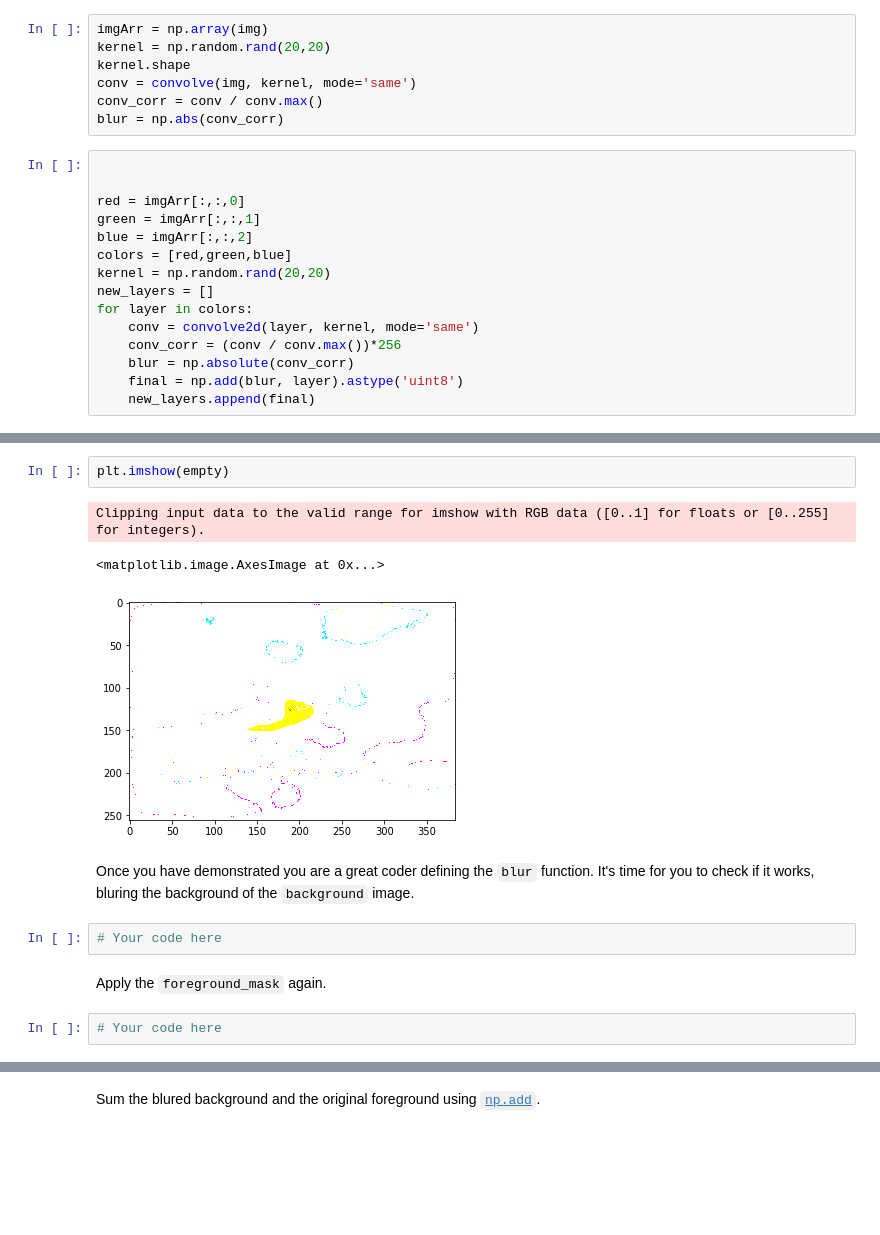
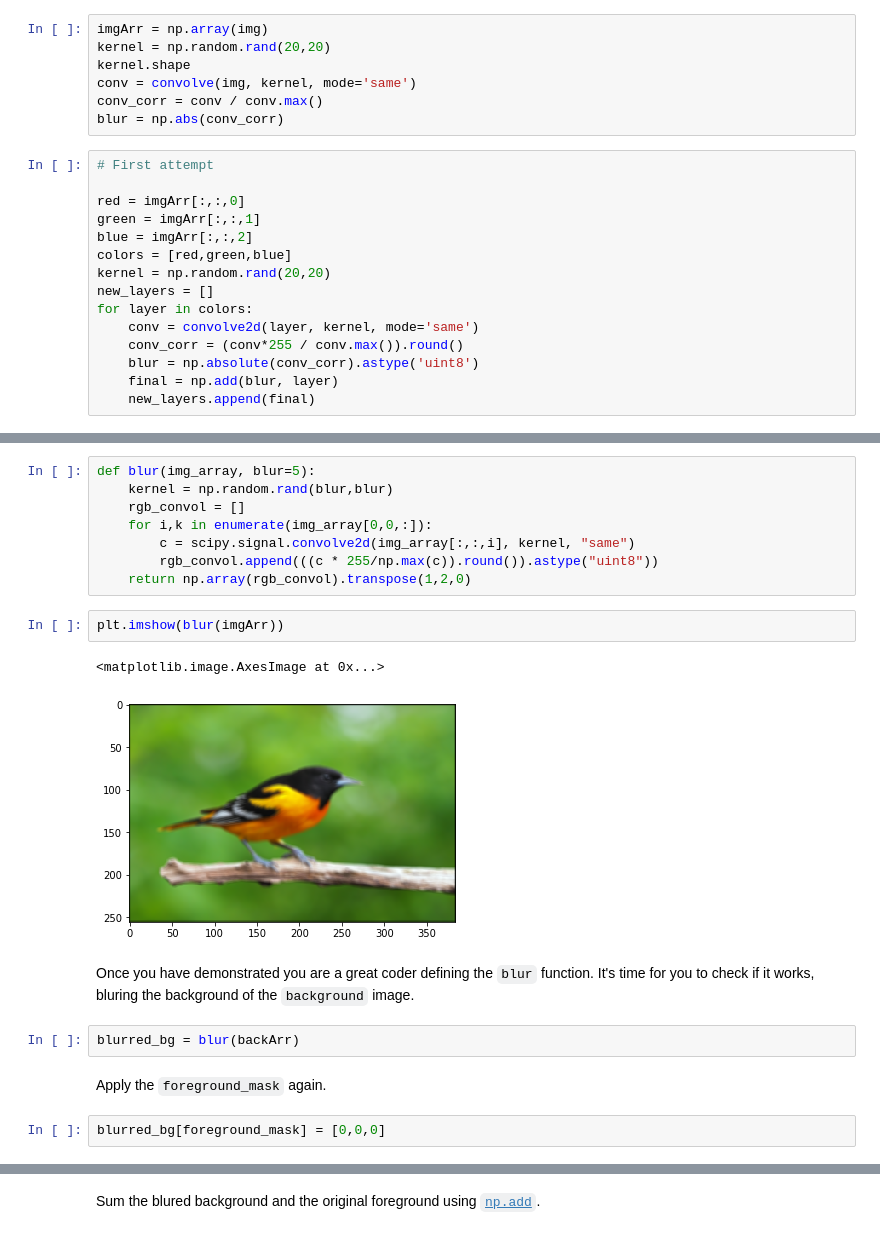
Before and after one commit to blancalluch/ImageSegmentation, a Jupyter notebook: main.ipynb, the cells around one changed output, grey strips where cells are left out. Saved outputs shown, nothing was run; the diff lists cells and outputs as text; blank space fills up the shorter version.

```diff
--- a/main.ipynb
+++ b/main.ipynb
@@ -265,7 +265,7 @@ conv = convolve(img, kernel, mode='same')
 conv_corr = conv / conv.max()
 blur = np.abs(conv_corr)
 # %%
-
+# First attempt
 
 red = imgArr[:,:,0]
 green = imgArr[:,:,1]
@@ -275,7 +275,7 @@ kernel = np.random.rand(20,20)
 new_layers = []
 for layer in colors:
     conv = convolve2d(layer, kernel, mode='same')
-    conv_corr = (conv / conv.max())*256
-    blur = np.absolute(conv_corr)
-    final = np.add(blur, layer).astype('uint8')
+    conv_corr = (conv*255 / conv.max()).round()
+    blur = np.absolute(conv_corr).astype('uint8')
+    final = np.add(blur, layer)
     new_layers.append(final)
@@ -313,14 +303,21 @@ empty.shape
+# %%
+def blur(img_array, blur=5):
+    kernel = np.random.rand(blur,blur)
+    rgb_convol = []
+    for i,k in enumerate(img_array[0,0,:]):
+        c = scipy.signal.convolve2d(img_array[:,:,i], kernel, "same")
+        rgb_convol.append(((c * 255/np.max(c)).round()).astype("uint8"))
+    return np.array(rgb_convol).transpose(1,2,0)
 # %%
-plt.imshow(empty)
+plt.imshow(blur(imgArr))
 # %% [output]
-Clipping input data to the valid range for imshow with RGB data ([0..1] for floats or [0..255] for integers).
+<matplotlib.image.AxesImage at 0x...>
-<matplotlib.image.AxesImage at 0x...>
-[figure, old version]
+[figure, new version]
 # %% [markdown]
 Once you have demonstrated you are a great coder defining the `blur` function. It's time for you to check if it works, bluring the background of the `background` image.
-# %%
-# Your code here
+# %%
+blurred_bg = blur(backArr)
 # %% [markdown]
 Apply the `foreground_mask` again.
-# %%
-# Your code here
+# %%
+blurred_bg[foreground_mask] = [0,0,0]
```
Also changed, not shown: parts of 14 cells of this notebook, 1 other file.
